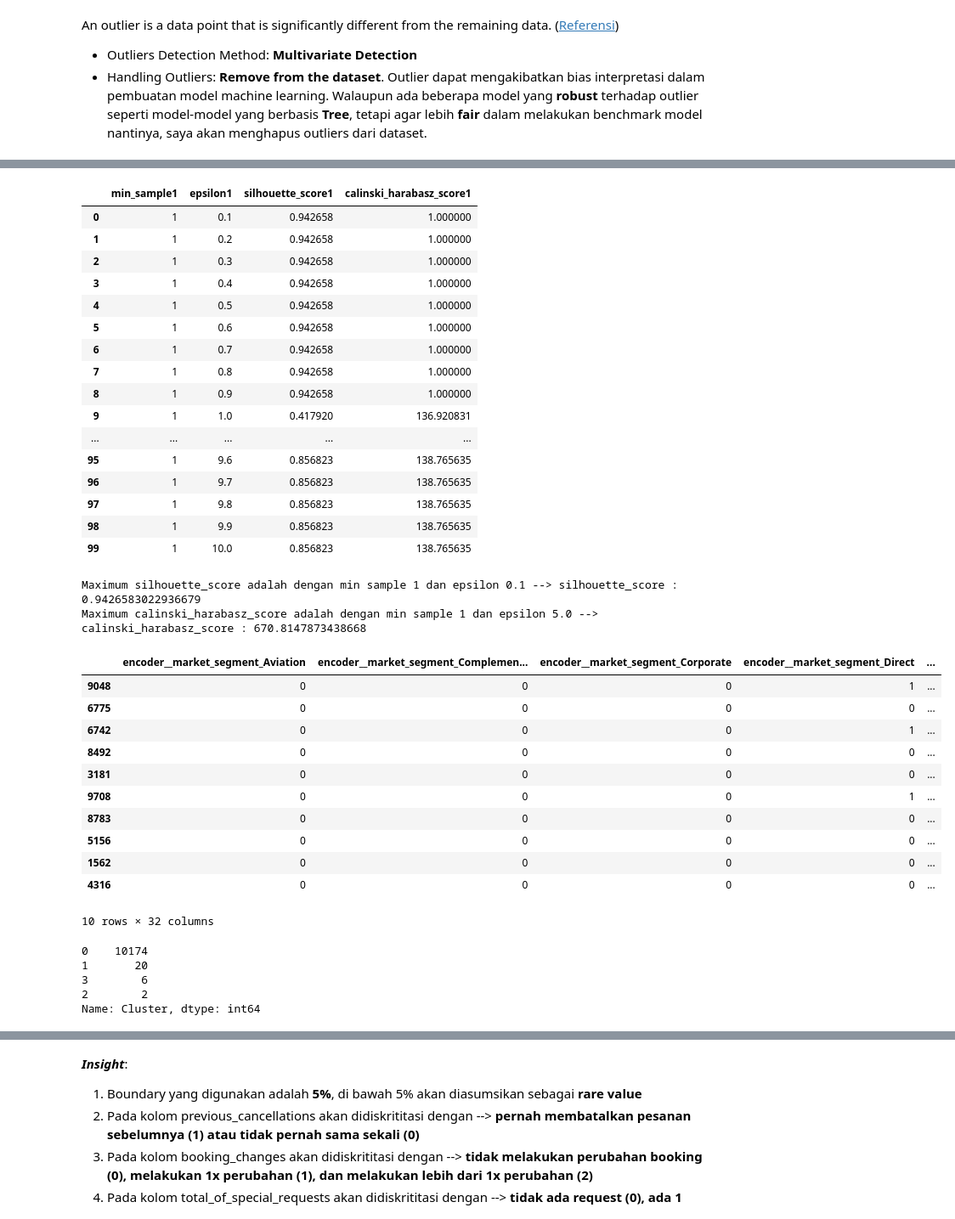
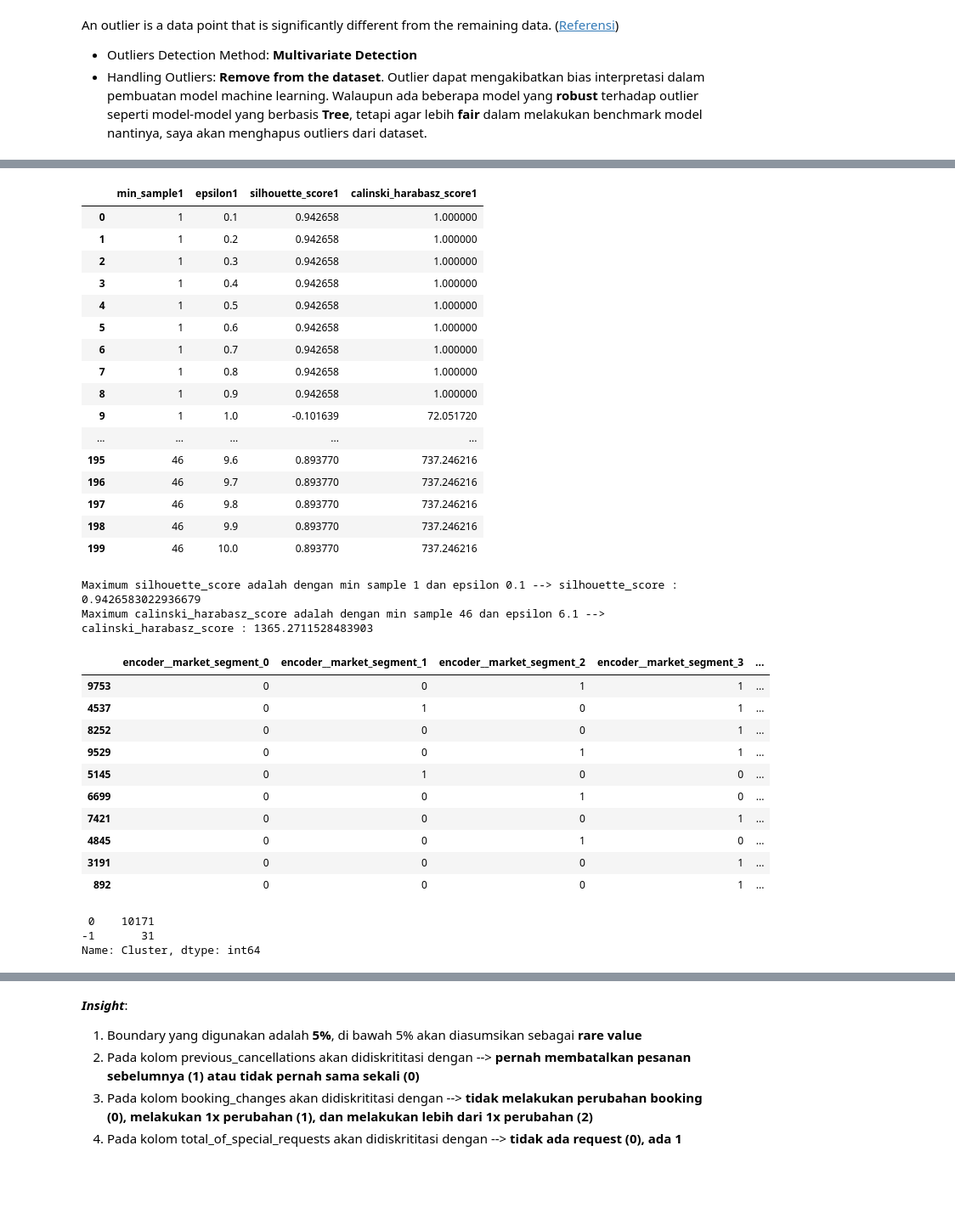
Before and after one commit to fnkhairudin/Hotel-Booking-Demand, a Jupyter notebook: notebooks/1.0-fnk-hotel-classification.ipynb, the cells around one changed output, grey strips where cells are left out. Shown at 85% size. Cells and saved outputs as stored; diff of their text form; code cells hidden in the pictures; blank space fills up the shorter version.

```diff
--- a/notebooks/1.0-fnk-hotel-classification.ipynb
+++ b/notebooks/1.0-fnk-hotel-classification.ipynb
@@ -119,7 +119,7 @@ Dataset dapat di akses pada link berikut: [dataset!](https://drive.google.com/dr
 | `total_of_special_request` | Number of special requests made by the customer (e.g. twin bed or high floor) |
 | `is_canceled` | Value indicating if the booking was canceled (1) or not (0) |
 # %%
-data = pd.read_csv(r"C:\Users\faisa\Desktop\DataSciencePurwadhika\Modul3ML\HotelBookingDemand\data\raw\data_hotel_booking_demand.csv")
+data = pd.read_csv(r"C:\Users\ASUS\Desktop\DataSciencePurwadhika\Modul3\Hotel-Booking-Demand\data\raw\data_hotel_booking_demand.csv")
 data.sample(10)
 # %% [output]
 |  | country | market_segment | previous_cancellations | booking_changes | deposit_type | days_in_waiting_list | ... |
@@ -372,7 +372,7 @@ An outlier is a data point that is significantly different from the remaining da
 - Handling Outliers: **Remove from the dataset**. Outlier dapat mengakibatkan bias interpretasi dalam pembuatan model machine learning. Walaupun ada beberapa model yang **robust** terhadap outlier seperti model-model yang berbasis **Tree**, tetapi agar lebih **fair** dalam melakukan benchmark model nantinya, saya akan menghapus outliers dari dataset.
 # %%
 transformer = ColumnTransformer([
-    ('encoder', OneHotEncoder(), ['market_segment', 'deposit_type', 'customer_type', 'reserved_room_type']),
+    ('encoder', ce.BinaryEncoder(), ['market_segment', 'deposit_type', 'customer_type', 'reserved_room_type']),
     ('scaller', StandardScaler(),['previous_cancellations', 'booking_changes', 'days_in_waiting_list', 'required_car_parking_spaces', 'total_of_special_requests', 'is_canceled'])
     ], remainder='passthrough')
 
@@ -477,9 +478,10 @@ calinski_harabasz1 = []
 n_sample1 = []
 n_eps1 = []
 
-for j in np.arange(0.1, 10.1, 0.1):
+for i in [1,46]:
+    for j in np.arange(0.1, 10.1, 0.1):
         # fit and predict
-        model = DBSCAN(min_samples=1, eps=j)
+        model = DBSCAN(min_samples=i, eps=j)
         model = model.fit_predict(data_encoded)
 
         # append nilai silhouette score dan calinski_harabasz_score
@@ -487,13 +489,12 @@ for j in np.arange(0.1, 10.1, 0.1):
         calinski_harabasz1.append(calinski_harabasz_score(data_encoded, model))
 
         # append nilai sample dan nilai epsilon
-        n_sample1.append(1)
+        n_sample1.append(i)
         n_eps1.append(j)
 
 # DataFrame
 pd.set_option('display.max_rows', 500)
-display(
-    pd.DataFrame(
+df_score1 = pd.DataFrame(
     {
         'min_sample1' : n_sample1,
         'epsilon1' : n_eps1,
@@ -501,7 +502,7 @@ display(
         'calinski_harabasz_score1' : calinski_harabasz1
     }
 )
-)
+display(df_score1)
 
 # return max silhouette score dan calinski_harabasz_score
 print(f"Maximum silhouette_score adalah dengan min sample {n_sample1[silhouette1.index(max(silhouette1))]} dan epsilon {n_eps1[silhouette1.index(max(silhouette1))]} --> silhouette_score : {max(silhouette1)}")
@@ -517,12 +518,12 @@ print(f"Maximum calinski_harabasz_score adalah dengan min sample {n_sample1[cali
 | 6 | 1 | 0.7 | 0.942658 | 1.000000 |
 | 7 | 1 | 0.8 | 0.942658 | 1.000000 |
 | 8 | 1 | 0.9 | 0.942658 | 1.000000 |
-| 9 | 1 | 1.0 | 0.417920 | 136.920831 |
+| 9 | 1 | 1.0 | -0.101639 | 72.051720 |
 | ... | ... | ... | ... | ... |
-| 95 | 1 | 9.6 | 0.856823 | 138.765635 |
-| 96 | 1 | 9.7 | 0.856823 | 138.765635 |
-| 97 | 1 | 9.8 | 0.856823 | 138.765635 |
-| 98 | 1 | 9.9 | 0.856823 | 138.765635 |
-| 99 | 1 | 10.0 | 0.856823 | 138.765635 |
+| 195 | 46 | 9.6 | 0.893770 | 737.246216 |
+| 196 | 46 | 9.7 | 0.893770 | 737.246216 |
+| 197 | 46 | 9.8 | 0.893770 | 737.246216 |
+| 198 | 46 | 9.9 | 0.893770 | 737.246216 |
+| 199 | 46 | 10.0 | 0.893770 | 737.246216 |
 Maximum silhouette_score adalah dengan min sample 1 dan epsilon 0.1 --> silhouette_score : 0.9426583022936679
-Maximum calinski_harabasz_score adalah dengan min sample 1 dan epsilon 5.0 --> calinski_harabasz_score : 670.8147873438668
+Maximum calinski_harabasz_score adalah dengan min sample 46 dan epsilon 6.1 --> calinski_harabasz_score : 1365.2711528483903
@@ -529,32 +533,30 @@ Maximum calinski_harabasz_score adalah dengan min sample 1 dan epsilon 5.0 --> c
 # %%
-model = DBSCAN(min_samples=1, eps=5)
-model = model.fit_predict(data_encoded)
+model = DBSCAN(min_samples=46, eps=6.1)
+model.fit(data_encoded)
+cluster = model.labels_
 # jumlah unique Cluster
-set(model)
+set(cluster)
 
 # DataFrame dengan Cluster
-data_encoded['Cluster'] = model
+data_encoded['Cluster'] = cluster
 data_encoded.sample(10)
 # %% [output]
-|  | encoder__market_segment_Aviation | encoder__market_segment_Complemen... | encoder__market_segment_Corporate | encoder__market_segment_Direct | ... |
-| 9048 | 0 | 0 | 0 | 1 | ... |
-| 6775 | 0 | 0 | 0 | 0 | ... |
-| 6742 | 0 | 0 | 0 | 1 | ... |
-| 8492 | 0 | 0 | 0 | 0 | ... |
-| 3181 | 0 | 0 | 0 | 0 | ... |
-| 9708 | 0 | 0 | 0 | 1 | ... |
-| 8783 | 0 | 0 | 0 | 0 | ... |
-| 5156 | 0 | 0 | 0 | 0 | ... |
-| 1562 | 0 | 0 | 0 | 0 | ... |
-| 4316 | 0 | 0 | 0 | 0 | ... |
+|  | encoder__market_segment_0 | encoder__market_segment_1 | encoder__market_segment_2 | encoder__market_segment_3 | ... |
+| 9753 | 0 | 0 | 1 | 1 | ... |
+| 4537 | 0 | 1 | 0 | 1 | ... |
+| 8252 | 0 | 0 | 0 | 1 | ... |
+| 9529 | 0 | 0 | 1 | 1 | ... |
+| 5145 | 0 | 1 | 0 | 0 | ... |
+| 6699 | 0 | 0 | 1 | 0 | ... |
+| 7421 | 0 | 0 | 0 | 1 | ... |
+| 4845 | 0 | 0 | 1 | 0 | ... |
+| 3191 | 0 | 0 | 0 | 1 | ... |
+| 892 | 0 | 0 | 0 | 1 | ... |
-10 rows × 32 columns
 # %%
 data_encoded.Cluster.value_counts()
 # %% [output]
-0    10174
-1       20
-3        6
-2        2
+ 0    10171
+-1       31
 Name: Cluster, dtype: int64
 # %%
 # plot using 2D PCA
```
Also changed, not shown: parts of 13 cells of this notebook, 3 other files.
